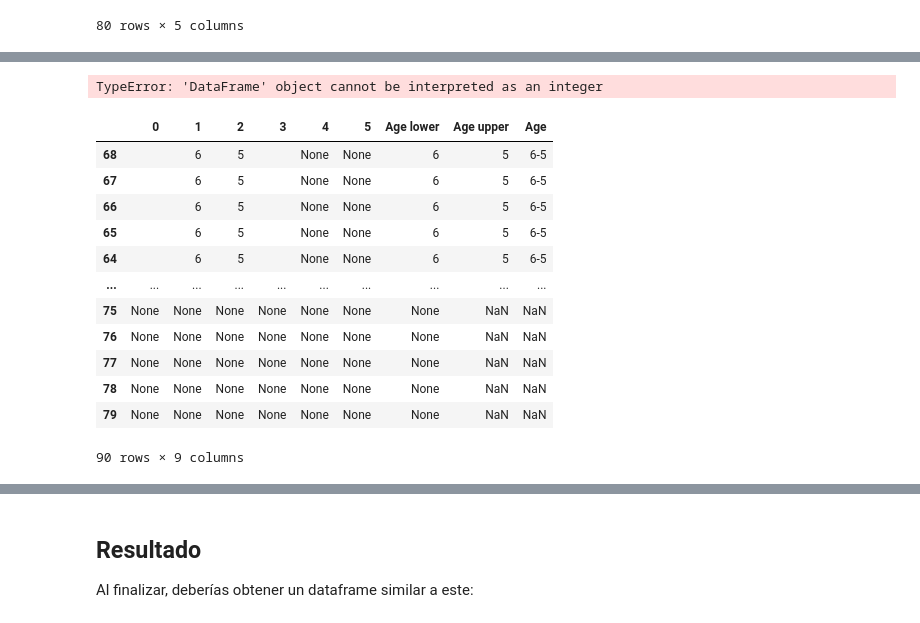
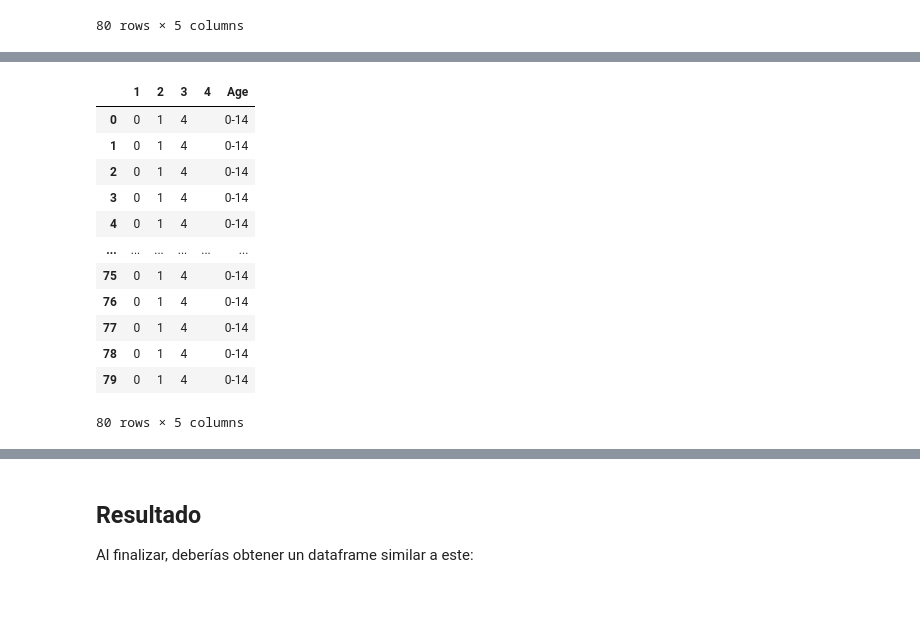
Before and after one commit to SABRIS13/Introduction-to-Data-Science, a Jupyter notebook: Reto/TidyData2_1.ipynb, the cells around one changed output, grey strips where cells are left out. Saved outputs shown, nothing was run; the diff lists cells and outputs as text; code cells hidden in the pictures.

Commit message:
Finish Challenge 2 in TidyData

```diff
--- a/Reto/TidyData2_1.ipynb
+++ b/Reto/TidyData2_1.ipynb
@@ -121,34 +122,24 @@ tb2_age
 # %%
-for i in range(tb2_age):
-    if tb2["grupo de edad"][i]=="65":
-        print(tb2["grupo de edad"][i])
+for i in range(80):
+    if  tb2["grupo de edad"][i]=='65':
+        tb2_age["Age"][i]="65"
+    elif tb2["grupo de edad"][i]=='014':
+        tb2_age["Age"][i]=("0-14")
+    else:
+        tb2_age["Age"][i]=(tb2_age[1][i]+tb2_age[2][i])+"-"+(tb2_age[3][i]+tb2_age[4][i])
+
+tb2_age
 # %% [output]
+|  | 1 | 2 | 3 | 4 | Age |
+| 0 | 0 | 1 | 4 |  | 0-14 |
+| 1 | 0 | 1 | 4 |  | 0-14 |
+| 2 | 0 | 1 | 4 |  | 0-14 |
+| 3 | 0 | 1 | 4 |  | 0-14 |
+| 4 | 0 | 1 | 4 |  | 0-14 |
+| ... | ... | ... | ... | ... | ... |
+| 75 | 0 | 1 | 4 |  | 0-14 |
+| 76 | 0 | 1 | 4 |  | 0-14 |
+| 77 | 0 | 1 | 4 |  | 0-14 |
+| 78 | 0 | 1 | 4 |  | 0-14 |
+| 79 | 0 | 1 | 4 |  | 0-14 |
-TypeError: 'DataFrame' object cannot be interpreted as an integer
+80 rows × 5 columns
-# %%
-for i in range(len(tb2)):
-    if tb2["grupo de edad"][i]=="014":
-        tb2_age["Age lower"]=tb2_age[1]
-        tb2_age["Age upper"]=tb2_age[2].map(str)+tb2_age[3]
-    elif tb2["grupo de edad"][i]=="65":
-        tb2_age["Age lower"]=tb2_age[1]
-        tb2_age["Age upper"]=tb2_age[1].map(str)+tb2_age[2]
-    else:
-        tb2_age["Age lower"]=tb2_age[1].map(str)+tb2_age[2]
-        tb2_age["Age upper"]=tb2_age[3].map(str)+tb2_age[4]
-
-tb2_age["Age"]=tb2_age["Age lower"].map(str)+"-"+tb2_age["Age upper"]
-tb2_age.sort_values(["Age"], ascending=False)
-# %% [output]
-|  | 0 | 1 | 2 | 3 | 4 | 5 | Age lower | Age upper | Age |
-| 68 |  | 6 | 5 |  | None | None | 6 | 5 | 6-5 |
-| 67 |  | 6 | 5 |  | None | None | 6 | 5 | 6-5 |
-| 66 |  | 6 | 5 |  | None | None | 6 | 5 | 6-5 |
-| 65 |  | 6 | 5 |  | None | None | 6 | 5 | 6-5 |
-| 64 |  | 6 | 5 |  | None | None | 6 | 5 | 6-5 |
-| ... | ... | ... | ... | ... | ... | ... | ... | ... | ... |
-| 75 | None | None | None | None | None | None | None | NaN | NaN |
-| 76 | None | None | None | None | None | None | None | NaN | NaN |
-| 77 | None | None | None | None | None | None | None | NaN | NaN |
-| 78 | None | None | None | None | None | None | None | NaN | NaN |
-| 79 | None | None | None | None | None | None | None | NaN | NaN |
-90 rows × 9 columns
```
Also changed, not shown: parts of 7 cells of this notebook.
